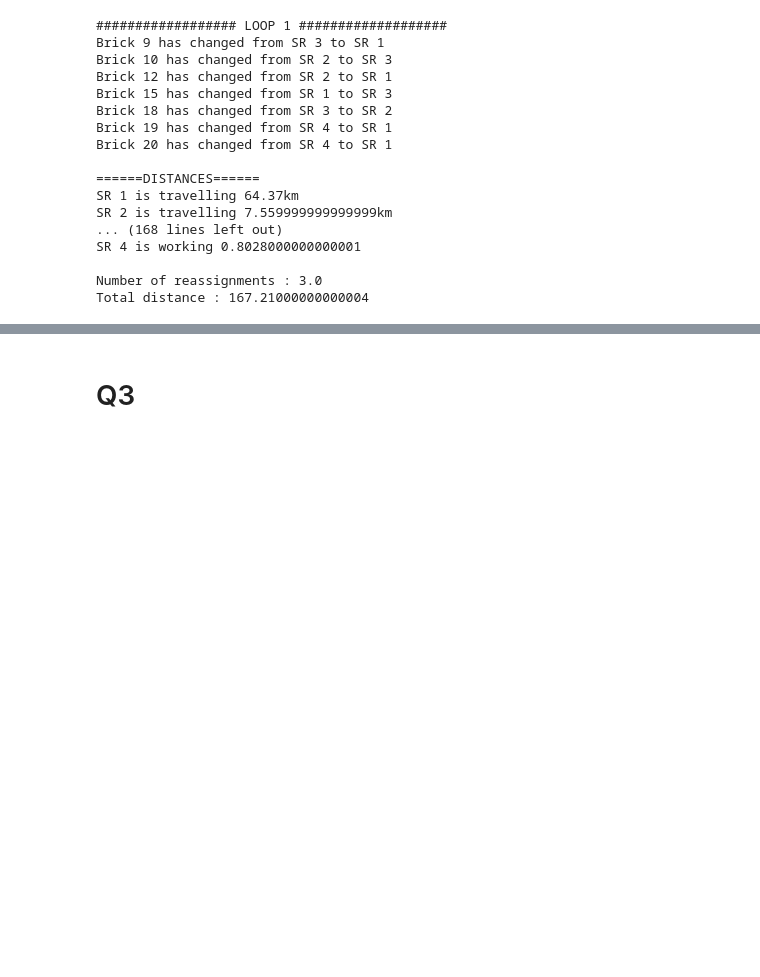
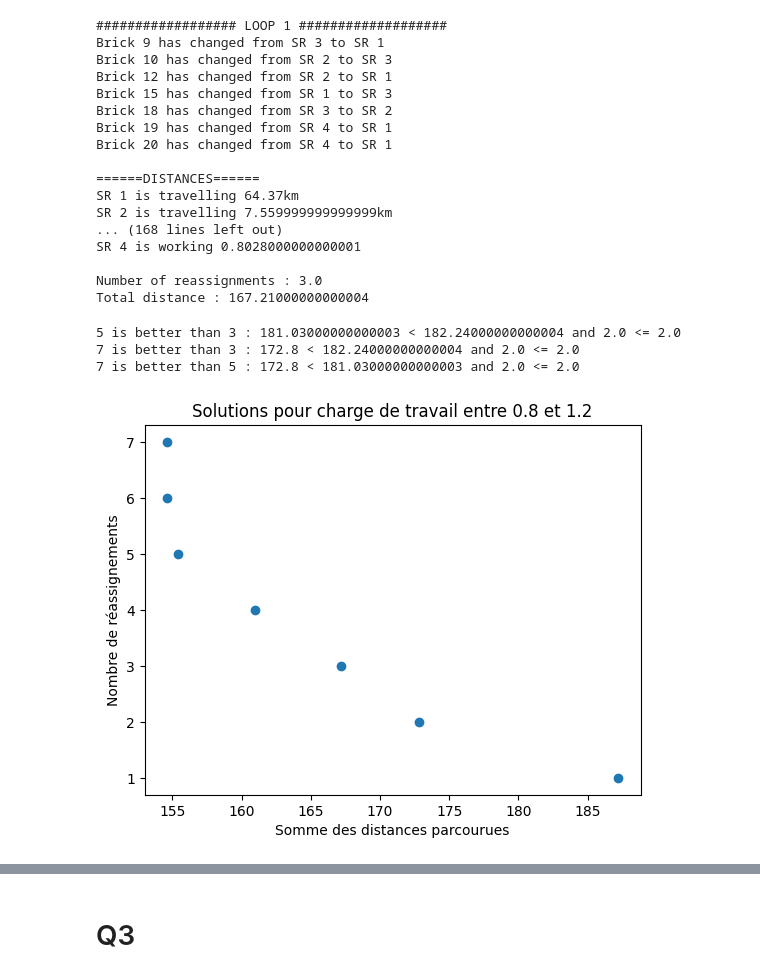
Before and after one commit to Myst4ke/pfizer-turkey, a Jupyter notebook: MIP_notebook.ipynb, the cells around one changed output, grey strips where cells are left out. Saved outputs shown, nothing was run; the diff lists cells and outputs as text; code cells hidden in the pictures; blank space fills up the shorter version.

```diff
--- a/MIP_notebook.ipynb
+++ b/MIP_notebook.ipynb
@@ -169,3 +171,35 @@ SR 4 is working 0.8028000000000001
 
 Number of reassignments : 3.0
 Total distance : 167.21000000000004
+# %%
+to_delete = []
+for k in solutions:
+    for j in solutions:
+        if k != j:
+            if solutions[j][1] < solutions[k][1] and solutions[j][2] < solutions[k][2]:
+                print(f"{j} is better than {k} : {solutions[j][1]} < {solutions[k][1]} and {solutions[j][2]} < {solutions[k][2]}")
+                to_delete.append(k)
+            elif solutions[j][1] < solutions[k][1] and solutions[j][2] <= solutions[k][2]:
+                print(f"{j} is better than {k} : {solutions[j][1]} < {solutions[k][1]} and {solutions[j][2]} <= {solutions[k][2]}")
+                to_delete.append(k)
+            elif solutions[j][1] <= solutions[k][1] and solutions[j][2] < solutions[k][2]:
+                print(f"{j} is better than {k} : {solutions[j][1]} <= {solutions[k][1]} and {solutions[j][2]} < {solutions[k][2]}")
+                to_delete.append(k)
+for z in set(to_delete):
+    solutions.pop(z)
+# %% [output]
+5 is better than 3 : 181.03000000000003 < 182.24000000000004 and 2.0 <= 2.0
+7 is better than 3 : 172.8 < 182.24000000000004 and 2.0 <= 2.0
+7 is better than 5 : 172.8 < 181.03000000000003 and 2.0 <= 2.0
+# %%
+xpoints = np.array([solutions[k][1] for k in solutions])
+ypoints = np.array([solutions[k][2] for k in solutions])
+
+plt.xlabel("Somme des distances parcourues")
+plt.ylabel("Nombre de réassignements")
+plt.title("Solutions pour charge de travail entre 0.8 et 1.2")
+plt.plot(xpoints, ypoints, 'o')
+plt.savefig("q1_q2.png")
+plt.show()
+# %% [output]
+[figure, added]
```
Also changed, not shown: parts of 7 cells of this notebook, 29 other files.
